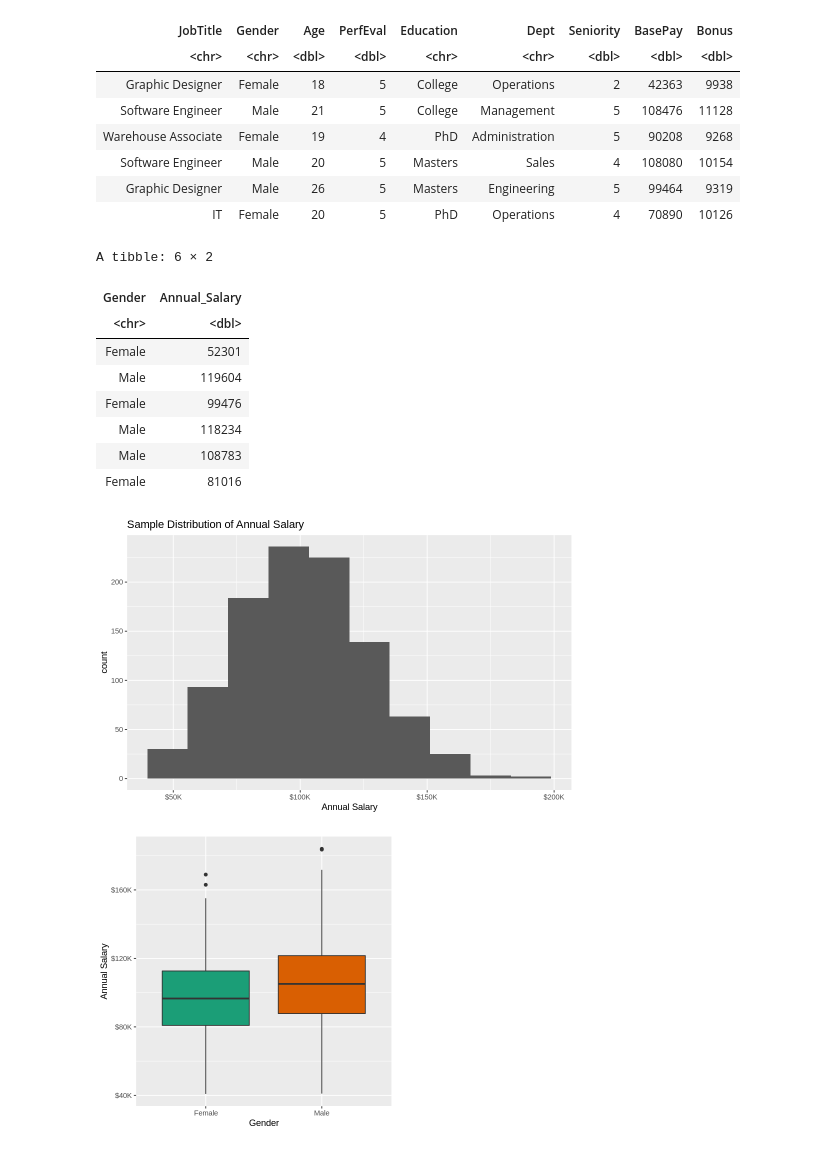
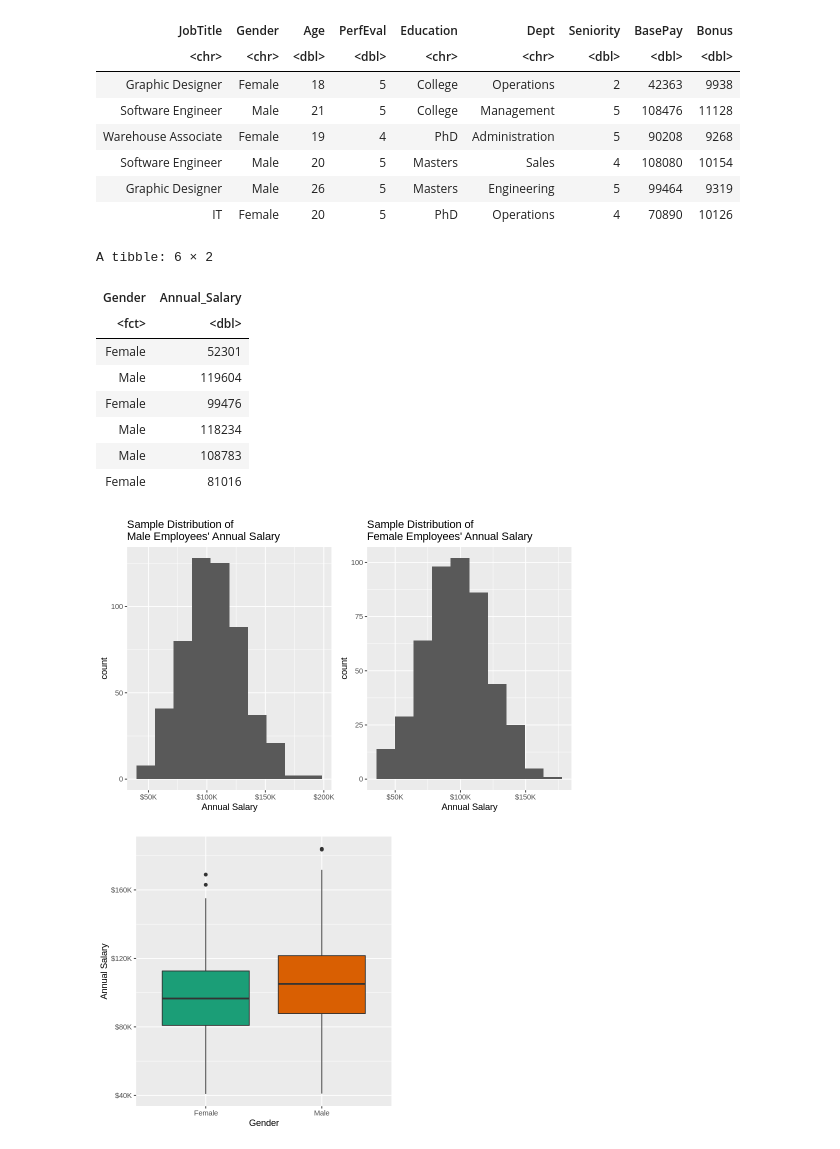
Before and after one commit to karlie-tr/STAT201-GroupProject, a Jupyter notebook: Proposal.ipynb, the cells around one changed output. Saved outputs shown, nothing was run; the diff lists cells and outputs as text; code cells hidden in the pictures.

Commit message:
change histogram format

```diff
--- a/Proposal.ipynb
+++ b/Proposal.ipynb
@@ -56,15 +56,17 @@ A tibble: 6 × 9
 # %%
 # Tidy dataset, combine BasePay and Bonus into Annual_Salary
 salary_data <- untidy_salary_data %>%
-                    mutate(Annual_Salary = BasePay + Bonus) %>%
+                    mutate(Annual_Salary = BasePay + Bonus,
+                           Gender = as.factor(Gender)) %>%
                     select(Gender, Annual_Salary) %>%
                     na.omit()
 
+
 head(salary_data)
 # %% [output]
 A tibble: 6 × 2
 | Gender | Annual_Salary |
-| <chr> | <dbl> |
+| <fct> | <dbl> |
 | Female | 52301 |
 | Male | 119604 |
 | Female | 99476 |
@@ -73,19 +75,28 @@ A tibble: 6 × 2
 | Female | 81016 |
 # %%
 # plot histogram of annual salary
-salary_distribution_plot <- salary_data %>%
-                                ggplot() +
-                                geom_histogram(aes(x = Annual_Salary), bins = 10) +
-                                scale_x_continuous(labels = scales::dollar_format(scale = .001, suffix = "K")) +
-                                labs(x = "Annual Salary") +
-                                ggtitle("Sample Distribution of Annual Salary")
+male_salary_distribution_plot <- salary_data %>%
+                                    filter(Gender == "Male") %>%
+                                    ggplot() +
+                                    geom_histogram(aes(x = Annual_Salary), bins = 10) +
+                                    scale_x_continuous(labels = scales::dollar_format(scale = .001, suffix = "K")) +
+                                    labs(x = "Annual Salary") +
+                                    ggtitle("Sample Distribution of \nMale Employees' Annual Salary")
+
+female_salary_distribution_plot <- salary_data %>%
+                                    filter(Gender == "Female") %>%
+                                    ggplot() +
+                                    geom_histogram(aes(x = Annual_Salary), bins = 10) +
+                                    scale_x_continuous(labels = scales::dollar_format(scale = .001, suffix = "K")) +
+                                    labs(x = "Annual Salary") +
+                                    ggtitle("Sample Distribution of \nFemale Employees' Annual Salary")
 # %%
 # Sample distribution of Salary
 options(repr.plot.width = 8, repr.plot.height = 5)
 
-salary_distribution_plot
+grid.arrange(male_salary_distribution_plot, female_salary_distribution_plot, ncol = 2)
 # %% [output]
-[figure, old version]
+[figure, new version]
 # %%
 # Boxplot to compare between Male and Female
 salary_boxplot <- salary_data %>%
```
